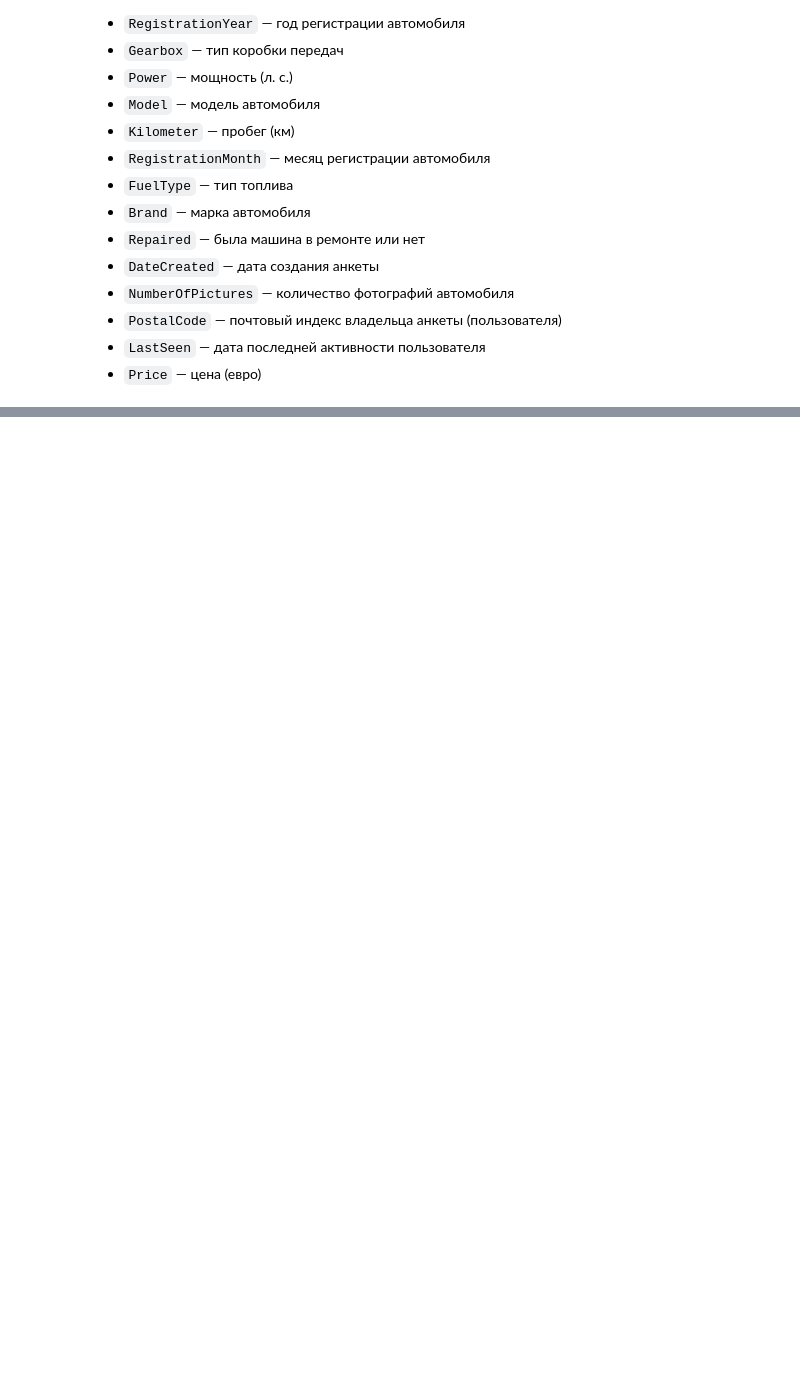
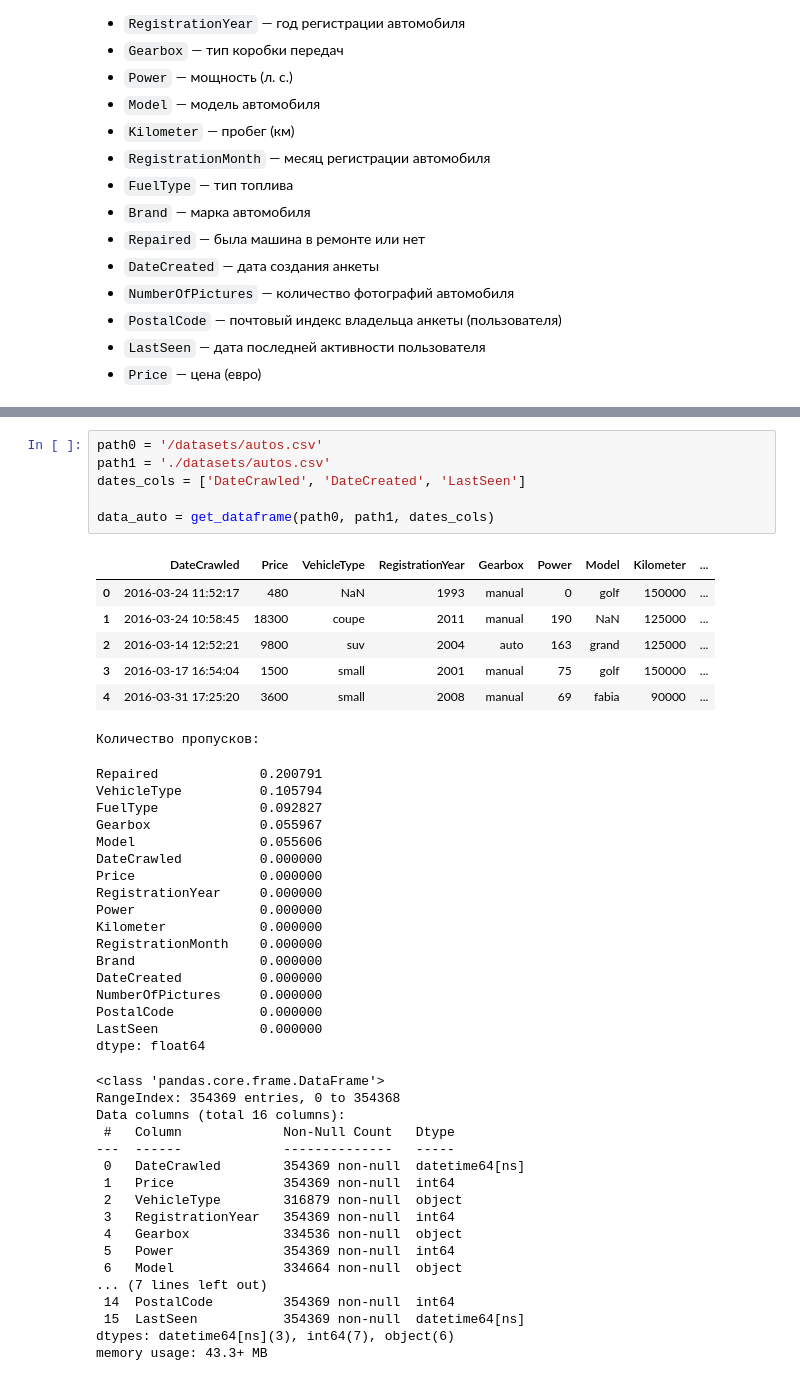
Before and after one commit to serguntsov/cost_of_car, a Jupyter notebook: market_value_car.ipynb, the cells around one changed output, grey strips where cells are left out. Drawn from its saved outputs; the diff is of its cells as text; blank space fills up the shorter version.

```diff
--- a/market_value_car.ipynb
+++ b/market_value_car.ipynb
@@ -46,0 +75,48 @@ import seaborn as sns
+# %%
+path0 = '/datasets/autos.csv'
+path1 = './datasets/autos.csv'
+dates_cols = ['DateCrawled', 'DateCreated', 'LastSeen']
+
+data_auto = get_dataframe(path0, path1, dates_cols)
+# %% [output]
+|  | DateCrawled | Price | VehicleType | RegistrationYear | Gearbox | Power | Model | Kilometer | ... |
+| 0 | 2016-03-24 11:52:17 | 480 | NaN | 1993 | manual | 0 | golf | 150000 | ... |
+| 1 | 2016-03-24 10:58:45 | 18300 | coupe | 2011 | manual | 190 | NaN | 125000 | ... |
+| 2 | 2016-03-14 12:52:21 | 9800 | suv | 2004 | auto | 163 | grand | 125000 | ... |
+| 3 | 2016-03-17 16:54:04 | 1500 | small | 2001 | manual | 75 | golf | 150000 | ... |
+| 4 | 2016-03-31 17:25:20 | 3600 | small | 2008 | manual | 69 | fabia | 90000 | ... |
+Количество пропусков:
+Repaired             0.200791
+VehicleType          0.105794
+FuelType             0.092827
+Gearbox              0.055967
+Model                0.055606
+DateCrawled          0.000000
+Price                0.000000
+RegistrationYear     0.000000
+Power                0.000000
+Kilometer            0.000000
+RegistrationMonth    0.000000
+Brand                0.000000
+DateCreated          0.000000
+NumberOfPictures     0.000000
+PostalCode           0.000000
+LastSeen             0.000000
+dtype: float64
+<class 'pandas.core.frame.DataFrame'>
+RangeIndex: 354369 entries, 0 to 354368
+Data columns (total 16 columns):
+ #   Column             Non-Null Count   Dtype
+---  ------             --------------   -----
+ 0   DateCrawled        354369 non-null  datetime64[ns]
+ 1   Price              354369 non-null  int64
+ 2   VehicleType        316879 non-null  object
+ 3   RegistrationYear   354369 non-null  int64
+ 4   Gearbox            334536 non-null  object
+ 5   Power              354369 non-null  int64
+ 6   Model              334664 non-null  object
+... (7 lines left out)
+ 14  PostalCode         354369 non-null  int64
+ 15  LastSeen           354369 non-null  datetime64[ns]
+dtypes: datetime64[ns](3), int64(7), object(6)
+memory usage: 43.3+ MB
```
Also changed, not shown: parts of 23 cells of this notebook, 1 other file.
